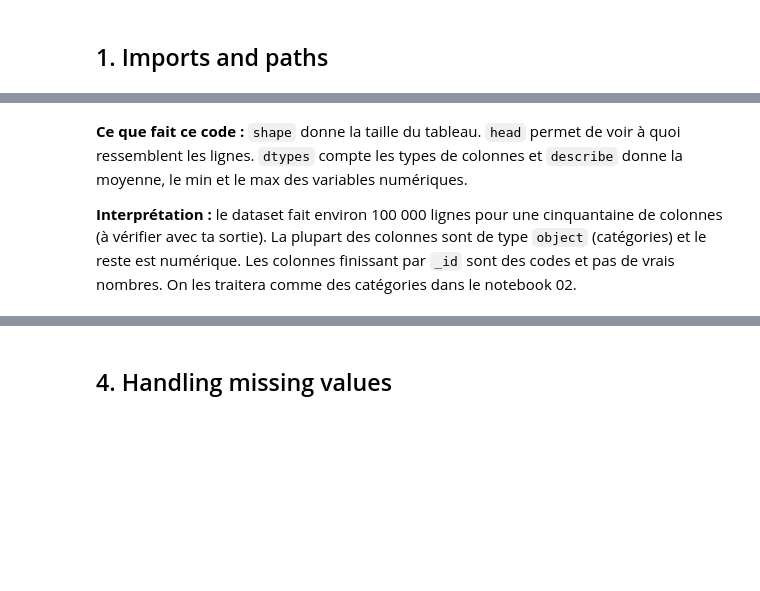
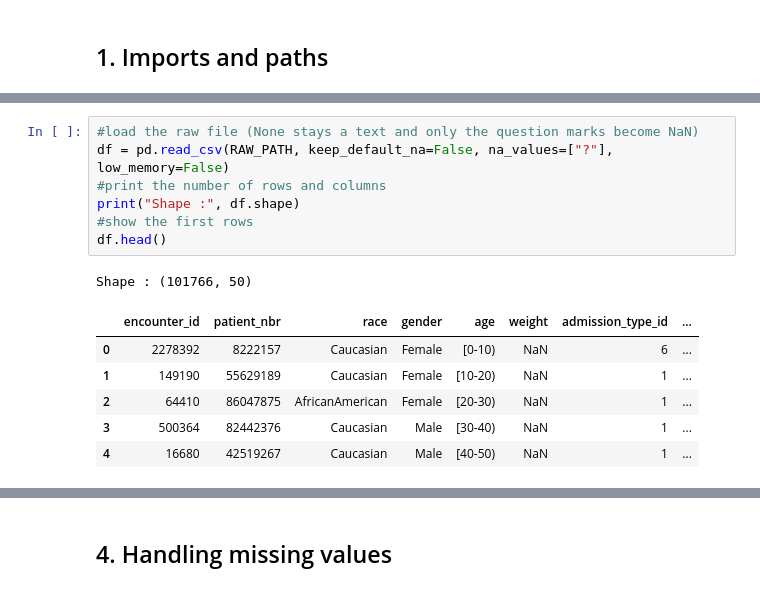
Before and after one commit to AmandineBaranger/Group_06_DS_Project, a Jupyter notebook: notebooks/01_eda_cleaning_preprocessing.ipynb, the cells around one changed output, grey strips where cells are left out. Cells and saved outputs as stored; diff of their text form; blank space fills up the shorter version.

Commit message:
Merge des notebooks 1 et 2

```diff
--- a/notebooks/01_eda_cleaning.ipynb
+++ b/notebooks/01_eda_cleaning_preprocessing.ipynb
@@ -57,4 +44,15 @@ Name: count, dtype: int64
-# %% [markdown]
-**Ce que fait ce code :** `shape` donne la taille du tableau. `head` permet de voir à quoi ressemblent les lignes. `dtypes` compte les types de colonnes et `describe` donne la moyenne, le min et le max des variables numériques.
-
-**Interprétation :** le dataset fait environ 100 000 lignes pour une cinquantaine de colonnes (à vérifier avec ta sortie). La plupart des colonnes sont de type `object` (catégories) et le reste est numérique. Les colonnes finissant par `_id` sont des codes et pas de vrais nombres. On les traitera comme des catégories dans le notebook 02.
+# %%
+#load the raw file (None stays a text and only the question marks become NaN)
+df = pd.read_csv(RAW_PATH, keep_default_na=False, na_values=["?"], low_memory=False)
+#print the number of rows and columns
+print("Shape :", df.shape)
+#show the first rows
+df.head()
+# %% [output]
+Shape : (101766, 50)
+|  | encounter_id | patient_nbr | race | gender | age | weight | admission_type_id | ... |
+| 0 | 2278392 | 8222157 | Caucasian | Female | [0-10) | NaN | 6 | ... |
+| 1 | 149190 | 55629189 | Caucasian | Female | [10-20) | NaN | 1 | ... |
+| 2 | 64410 | 86047875 | AfricanAmerican | Female | [20-30) | NaN | 1 | ... |
+| 3 | 500364 | 82442376 | Caucasian | Male | [30-40) | NaN | 1 | ... |
+| 4 | 16680 | 42519267 | Caucasian | Male | [40-50) | NaN | 1 | ... |
```
Also changed, not shown: parts of 89 cells of this notebook, 1 other file.
